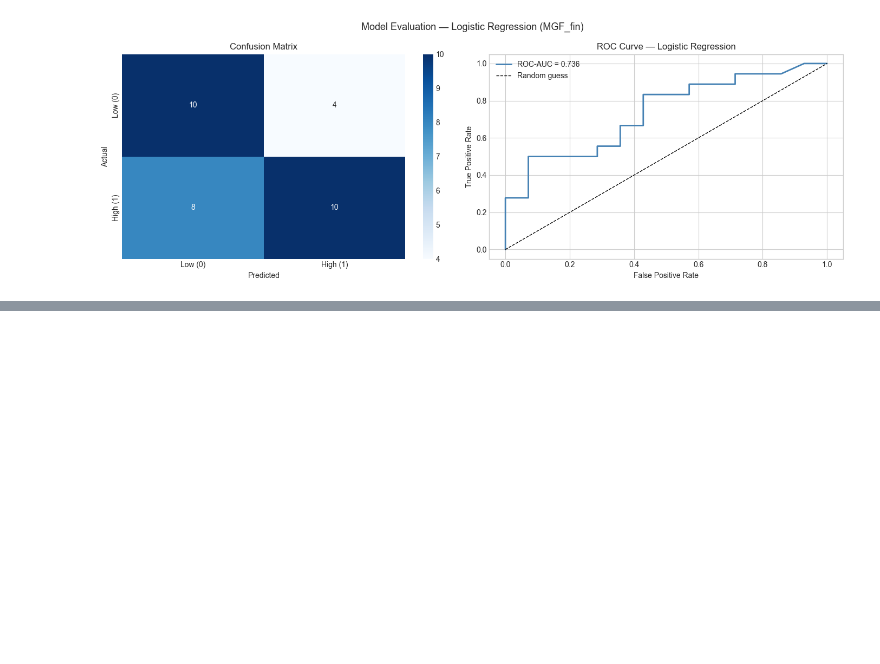
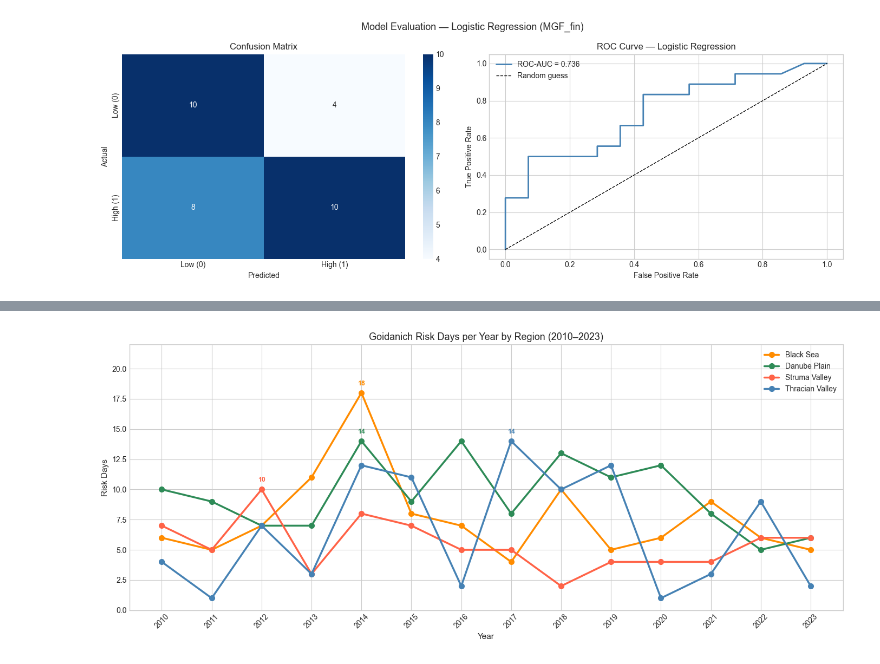
Before and after one commit to PappoIvanov/plasmopara-viticola, a Jupyter notebook: notebooks/grapevine_downy_mildew_analysis.ipynb, the cells around one changed output, grey strips where cells are left out. Cells and saved outputs as stored; diff of their text form; code cells hidden in the pictures; blank space fills up the shorter version.

Commit message:
analysis: Bulgarian wine regions risk assessment

```diff
--- a/notebooks/grapevine_downy_mildew_analysis.ipynb
+++ b/notebooks/grapevine_downy_mildew_analysis.ipynb
@@ -826,0 +906,30 @@ The ROC curve lies consistently above the diagonal (random guess baseline), conf
+# %%
+fig, ax = plt.subplots(figsize=(14, 6))
+
+colors = {'Thracian Valley': 'steelblue', 'Struma Valley': 'tomato',
+          'Danube Plain': 'seagreen', 'Black Sea': 'darkorange'}
+
+for region, group in risk_by_year.groupby('region'):
+    ax.plot(group['year'], group['goidanich_risk'],
+            marker='o', linewidth=2.5, markersize=7,
+            label=region, color=colors[region])
+
+    # Annotation за пиковата година
+    peak = group.loc[group['goidanich_risk'].idxmax()]
+    ax.annotate(f"{int(peak['goidanich_risk'])}",
+                xy=(peak['year'], peak['goidanich_risk']),
+                xytext=(0, 10), textcoords='offset points',
+                ha='center', fontsize=9, color=colors[region], fontweight='bold')
+
+ax.set_xlabel('Year', fontsize=11)
+ax.set_ylabel('Risk Days', fontsize=11)
+ax.set_title('Goidanich Risk Days per Year by Region (2010–2023)', fontsize=13)
+ax.legend(loc='upper right', framealpha=0.9)
+ax.set_xticks(range(2010, 2024))
+ax.set_xticklabels(range(2010, 2024), rotation=45)
+ax.set_ylim(0, 22)
+
+plt.tight_layout()
+plt.show()
+# %% [output]
+[figure, added]
```
Also changed, not shown: parts of 12 cells of this notebook.
